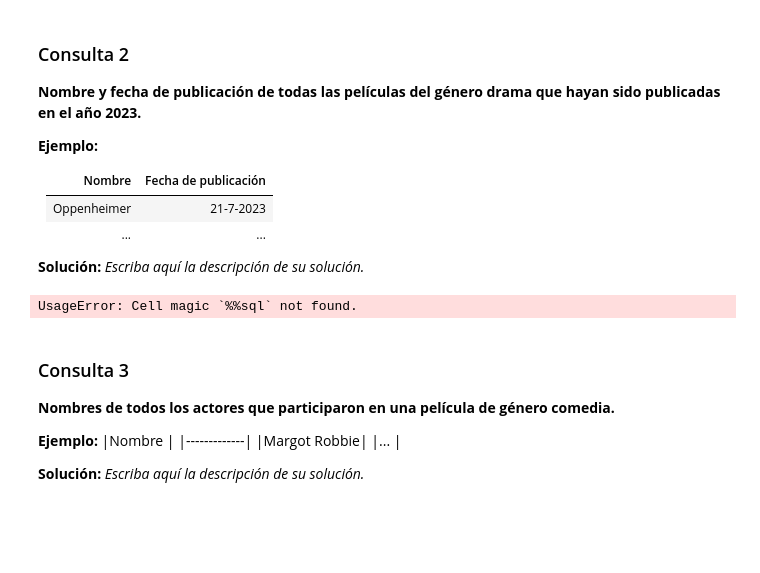
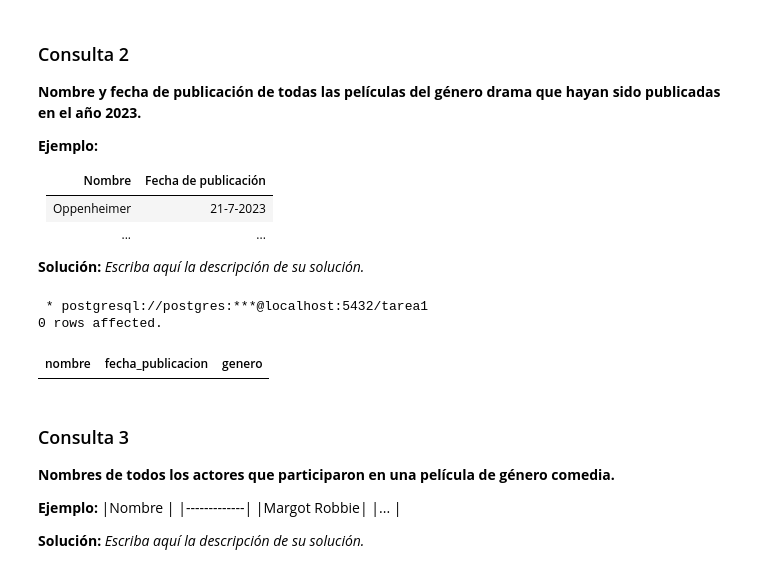
Before and after one commit to CarlosRabu-V2/Tarea1-BD, a Jupyter notebook: Tarea_1.ipynb, the cells around one changed output. Cells and saved outputs as stored; diff of their text form; code cells hidden in the pictures; blank space fills up the shorter version.

```diff
--- a/Tarea_1.ipynb
+++ b/Tarea_1.ipynb
@@ -329,11 +321,17 @@ Escriba aquí las consultas pedidas. Recuerde agregar una descripción _breve_ d
 
 
 **Solución:** _Escriba aquí la descripción de su solución._
-# %%
-%%sql
-/* Reemplace estas queries por las que resuelven las consultas pedidas. */
-# %% [output]
-UsageError: Cell magic `%%sql` not found.
+# %%
+%%sql
+
+SELECT nombre, fecha_publicacion, genero
+FROM pelicula
+WHERE EXTRACT(YEAR FROM fecha_publicacion) = 2023
+AND genero = 'Drama'
+# %% [output]
+ * postgresql://postgres:***@localhost:5432/tarea1
+0 rows affected.
+| nombre | fecha_publicacion | genero |
 # %% [markdown]
 ### Consulta 3
 **Nombres de todos los actores que participaron en una película de género comedia.**
```
Also changed, not shown: parts of 20 cells of this notebook.
